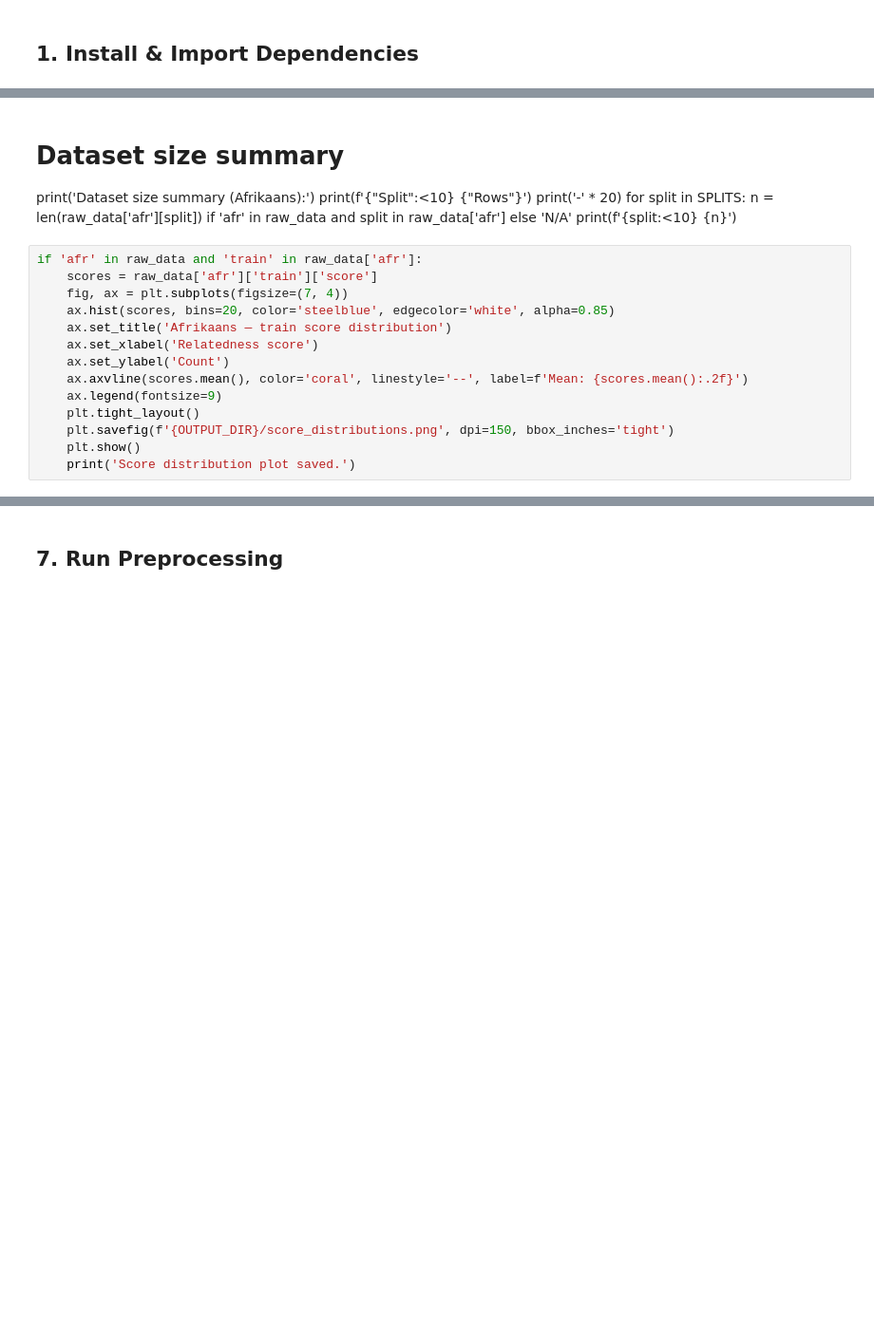
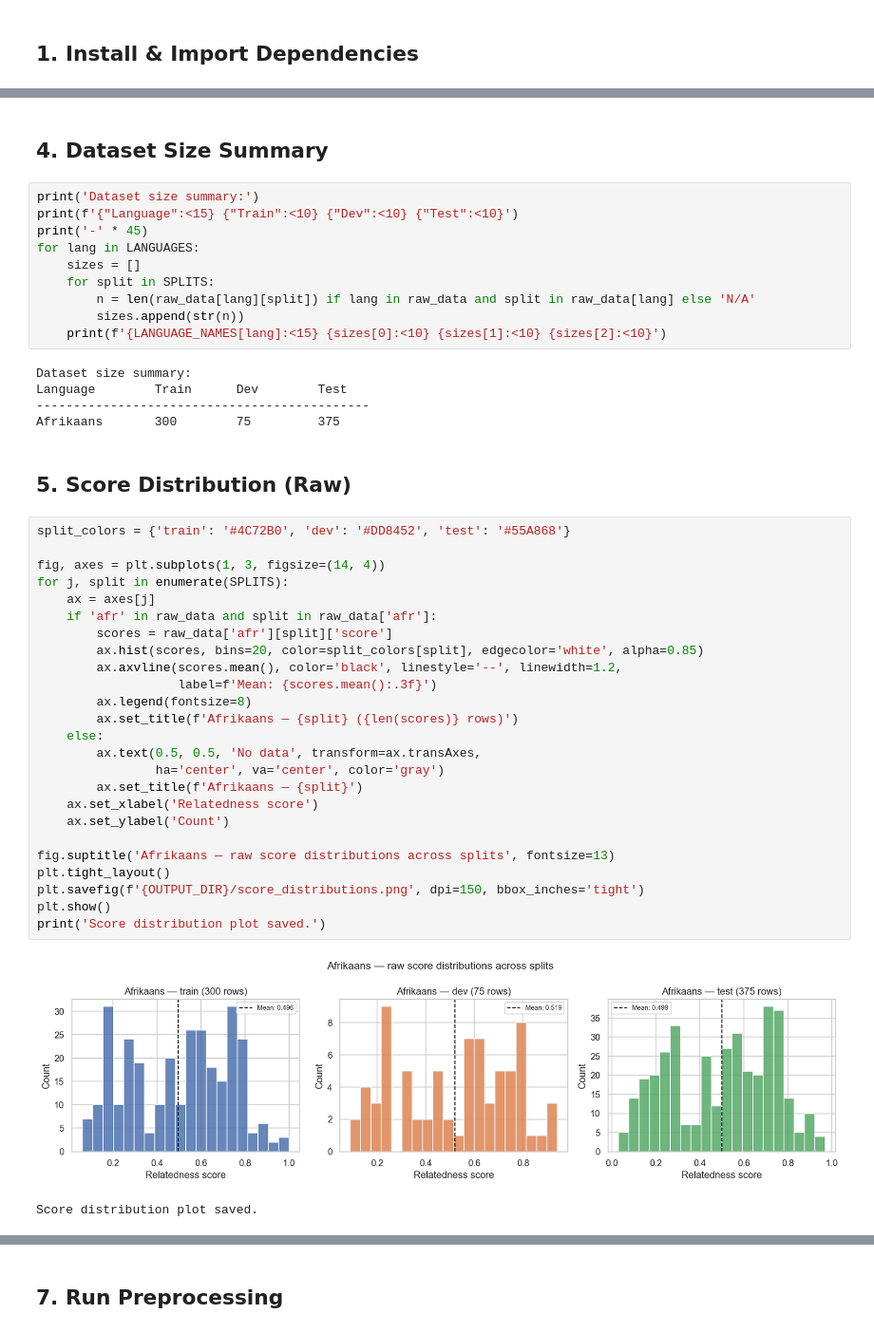
Before and after one commit to Wadalisa/COS760_Semantic_Readiness, a Jupyter notebook: notebooks/02_preprocessing.ipynb, the cells around one changed output, grey strips where cells are left out. Shown at 95% size. Cells and saved outputs as stored; diff of their text form; blank space fills up the shorter version.

Commit message:
updates to 02_preprocessing.ipynb
removed errors, corrected splits

```diff
--- a/notebooks/02_preprocessing.ipynb
+++ b/notebooks/02_preprocessing.ipynb
@@ -57,22 +116,47 @@ else:
-# %% [markdown]
-# Dataset size summary
-print('Dataset size summary (Afrikaans):')
-print(f'{"Split":<10} {"Rows"}')
-print('-' * 20)
-for split in SPLITS:
-    n = len(raw_data['afr'][split]) if 'afr' in raw_data and split in raw_data['afr'] else 'N/A'
-    print(f'{split:<10} {n}')
+# %% [markdown]
+## 4. Dataset Size Summary
+# %%
+print('Dataset size summary:')
+print(f'{"Language":<15} {"Train":<10} {"Dev":<10} {"Test":<10}')
+print('-' * 45)
+for lang in LANGUAGES:
+    sizes = []
+    for split in SPLITS:
+        n = len(raw_data[lang][split]) if lang in raw_data and split in raw_data[lang] else 'N/A'
+        sizes.append(str(n))
+    print(f'{LANGUAGE_NAMES[lang]:<15} {sizes[0]:<10} {sizes[1]:<10} {sizes[2]:<10}')
+# %% [output]
+Dataset size summary:
+Language        Train      Dev        Test
+---------------------------------------------
+Afrikaans       300        75         375
+# %% [markdown]
+## 5. Score Distribution (Raw)
 # %%
-if 'afr' in raw_data and 'train' in raw_data['afr']:
-    scores = raw_data['afr']['train']['score']
-    fig, ax = plt.subplots(figsize=(7, 4))
-    ax.hist(scores, bins=20, color='steelblue', edgecolor='white', alpha=0.85)
-    ax.set_title('Afrikaans — train score distribution')
+split_colors = {'train': '#4C72B0', 'dev': '#DD8452', 'test': '#55A868'}
+
+fig, axes = plt.subplots(1, 3, figsize=(14, 4))
+for j, split in enumerate(SPLITS):
+    ax = axes[j]
+    if 'afr' in raw_data and split in raw_data['afr']:
+        scores = raw_data['afr'][split]['score']
+        ax.hist(scores, bins=20, color=split_colors[split], edgecolor='white', alpha=0.85)
+        ax.axvline(scores.mean(), color='black', linestyle='--', linewidth=1.2,
+                   label=f'Mean: {scores.mean():.3f}')
+        ax.legend(fontsize=8)
+        ax.set_title(f'Afrikaans — {split} ({len(scores)} rows)')
+    else:
+        ax.text(0.5, 0.5, 'No data', transform=ax.transAxes,
+                ha='center', va='center', color='gray')
+        ax.set_title(f'Afrikaans — {split}')
     ax.set_xlabel('Relatedness score')
     ax.set_ylabel('Count')
-    ax.axvline(scores.mean(), color='coral', linestyle='--', label=f'Mean: {scores.mean():.2f}')
-    ax.legend(fontsize=9)
-    plt.tight_layout()
-    plt.savefig(f'{OUTPUT_DIR}/score_distributions.png', dpi=150, bbox_inches='tight')
-    plt.show()
-    print('Score distribution plot saved.')
+
+fig.suptitle('Afrikaans — raw score distributions across splits', fontsize=13)
+plt.tight_layout()
+plt.savefig(f'{OUTPUT_DIR}/score_distributions.png', dpi=150, bbox_inches='tight')
+plt.show()
+print('Score distribution plot saved.')
+# %% [output]
+[figure, added]
+Score distribution plot saved.
```
Also changed, not shown: parts of 28 cells of this notebook, 6 other files.
